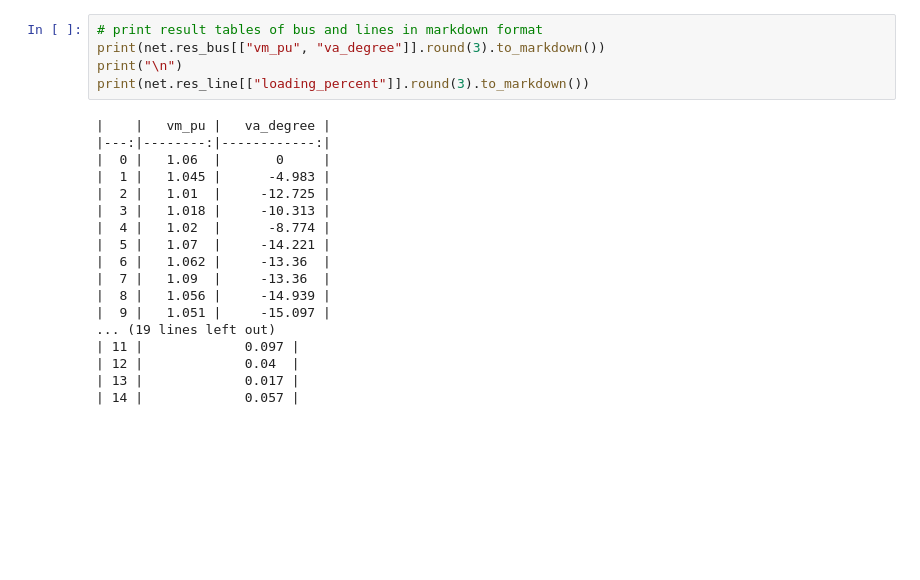
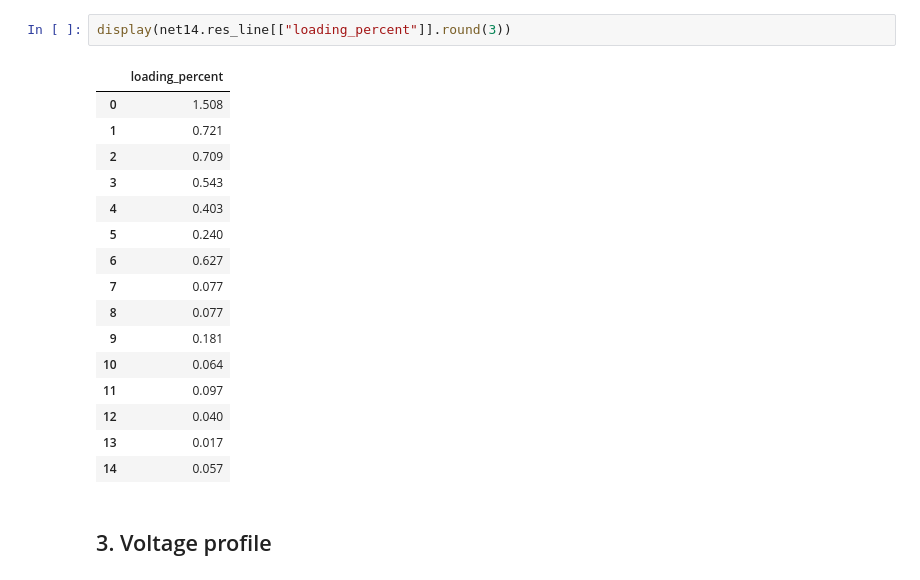
Before and after one commit to joeynievera/mini-interconnect, a Jupyter notebook: powerflow.ipynb, the cells around one changed output. Saved outputs shown, nothing was run; the diff lists cells and outputs as text; blank space fills up the shorter version.

```diff
--- a/powerflow.ipynb
+++ b/powerflow.ipynb
@@ -46,25 +57,23 @@ Bus
 # %%
-# print result tables of bus and lines in markdown format
-print(net.res_bus[["vm_pu", "va_degree"]].round(3).to_markdown())
-print("\n")
-print(net.res_line[["loading_percent"]].round(3).to_markdown())
+display(net14.res_line[["loading_percent"]].round(3))
 # %% [output]
-|    |   vm_pu |   va_degree |
-|---:|--------:|------------:|
-|  0 |   1.06  |       0     |
-|  1 |   1.045 |      -4.983 |
-|  2 |   1.01  |     -12.725 |
-|  3 |   1.018 |     -10.313 |
-|  4 |   1.02  |      -8.774 |
-|  5 |   1.07  |     -14.221 |
-|  6 |   1.062 |     -13.36  |
-|  7 |   1.09  |     -13.36  |
-|  8 |   1.056 |     -14.939 |
-|  9 |   1.051 |     -15.097 |
-... (19 lines left out)
-| 11 |             0.097 |
-| 12 |             0.04  |
-| 13 |             0.017 |
-| 14 |             0.057 |
+|  | loading_percent |
+| 0 | 1.508 |
+| 1 | 0.721 |
+| 2 | 0.709 |
+| 3 | 0.543 |
+| 4 | 0.403 |
+| 5 | 0.240 |
+| 6 | 0.627 |
+| 7 | 0.077 |
+| 8 | 0.077 |
+| 9 | 0.181 |
+| 10 | 0.064 |
+| 11 | 0.097 |
+| 12 | 0.040 |
+| 13 | 0.017 |
+| 14 | 0.057 |
+# %% [markdown]
+## 3. Voltage profile
 # %%
 # plot vm_pu (voltage magnitude)
```
Also changed, not shown: parts of 11 cells of this notebook.
